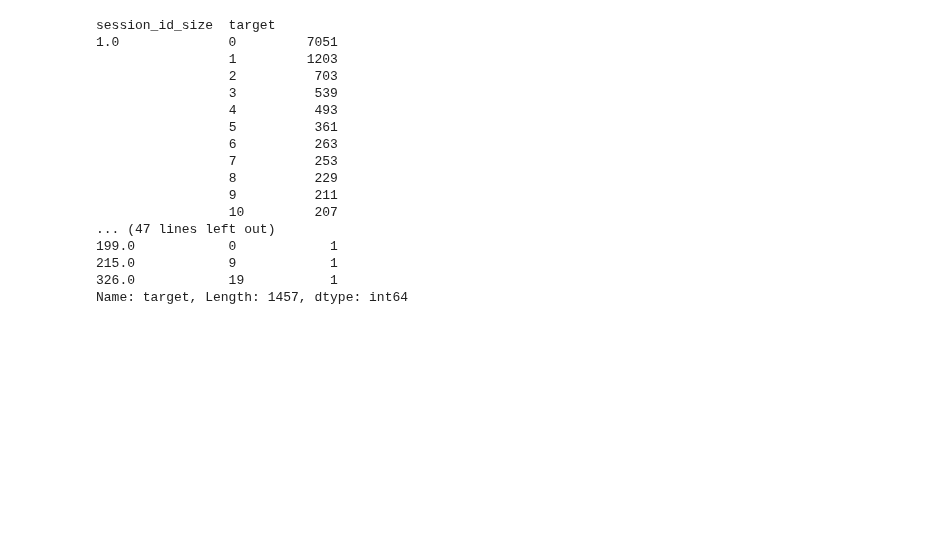
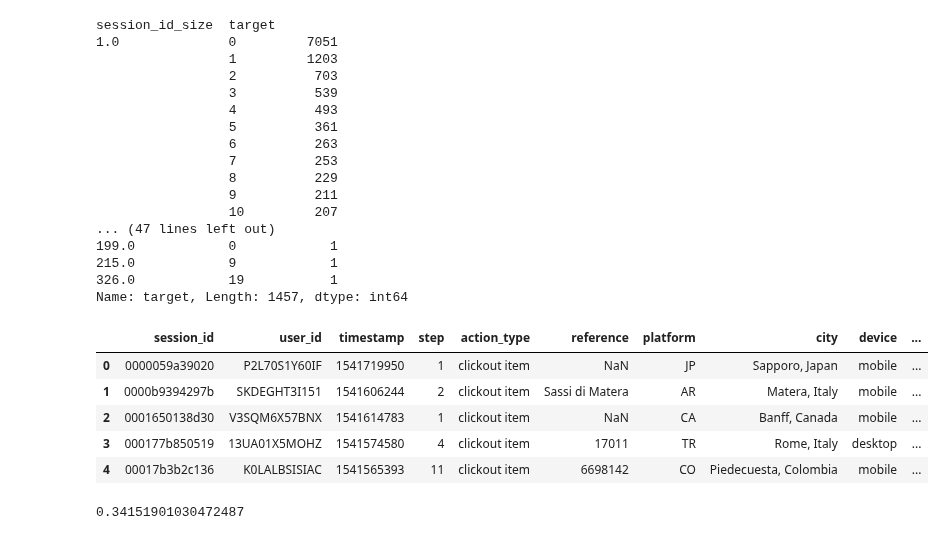
Before and after one commit to samshipengs/naps, a Jupyter notebook: one_impression_in_test_sub.ipynb, the cells around one changed output. Saved outputs shown, nothing was run; the diff lists cells and outputs as text; code cells hidden in the pictures; blank space fills up the shorter version.

Commit message:
Look at one length impressions in test_sub; predictions are correct

```diff
--- a/price24.ipynb
+++ b/one_impression_in_test_sub.ipynb
@@ -215,3 +215,12 @@ session_id_size  target
 215.0            9            1
 326.0            19           1
 Name: target, Length: 1457, dtype: int64
+# %%
+# test data
+test = pd.read_csv('./data/test.csv')
+# %%
+subs = pd.read_csv('./data/submission_popular.csv')
+# %%
+test_sub = test[test.session_id.isin(subs.session_id.unique())].reset_index(drop=True)
+# %%
+last = test_sub.groupby('session_id').last().reset_index()
@@ -217,0 +229,9 @@ Name: target, Length: 1457, dtype: int64
+# %%
+last.head()
+# %% [output]
+|  | session_id | user_id | timestamp | step | action_type | reference | platform | city | device | ... |
+| 0 | 0000059a39020 | P2L70S1Y60IF | 1541719950 | 1 | clickout item | NaN | JP | Sapporo, Japan | mobile | ... |
+| 1 | 0000b9394297b | SKDEGHT3I151 | 1541606244 | 2 | clickout item | Sassi di Matera | AR | Matera, Italy | mobile | ... |
+| 2 | 0001650138d30 | V3SQM6X57BNX | 1541614783 | 1 | clickout item | NaN | CA | Banff, Canada | mobile | ... |
+| 3 | 000177b850519 | 13UA01X5MOHZ | 1541574580 | 4 | clickout item | 17011 | TR | Rome, Italy | desktop | ... |
+| 4 | 00017b3b2c136 | K0LALBSISIAC | 1541565393 | 11 | clickout item | 6698142 | CO | Piedecuesta, Colombia | mobile | ... |
@@ -217,0 +242,4 @@ Name: target, Length: 1457, dtype: int64
+# %%
+866/last.shape[0]*100
+# %% [output]
+0.34151901030472487
```
Also changed, not shown: parts of 10 cells of this notebook.
